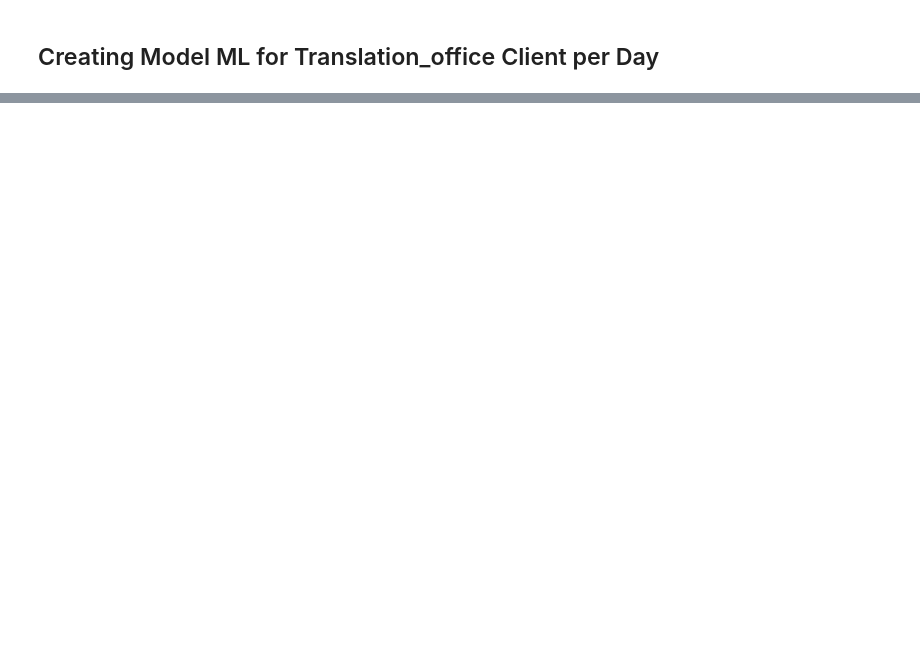
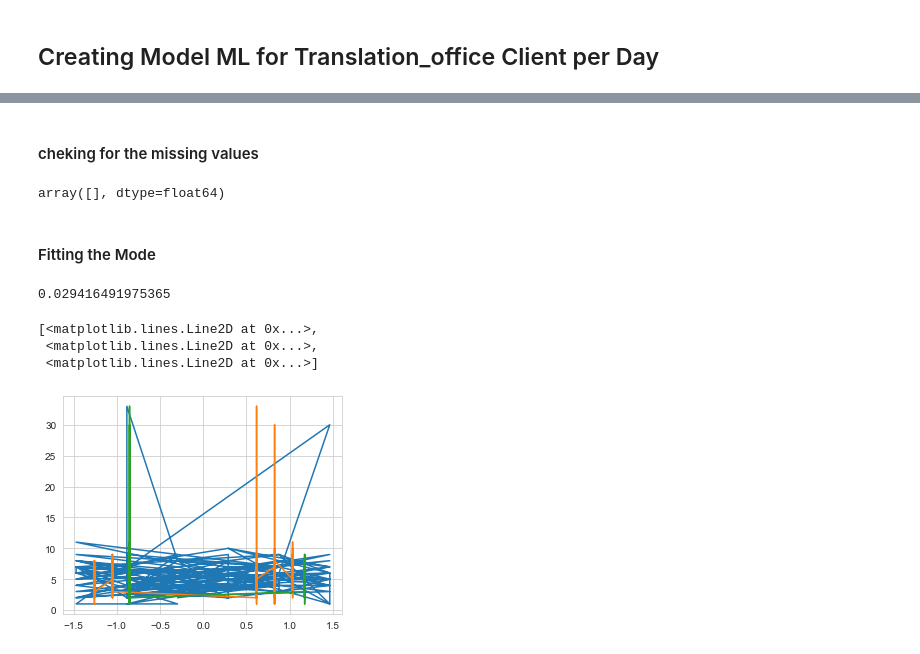
Before and after one commit to LasnamiWalid16/MachineLearning, a Jupyter notebook: Regression Models.ipynb, the cells around one changed output, grey strips where cells are left out. Saved outputs shown, nothing was run; the diff lists cells and outputs as text; code cells hidden in the pictures; blank space fills up the shorter version.

```diff
--- a/Regression Models.ipynb
+++ b/Regression Models.ipynb
@@ -35,0 +18,3 @@ client_number  0.162570 -0.162121   0.733805       1.000000
+# %%
+translations= pd.read_csv('Translation_Totals.csv',sep=';')
+translations.head()
@@ -35,0 +54,3 @@ client_number  0.162570 -0.162121   0.733805       1.000000
+# %%
+encoder= LabelEncoder()
+translations['day']=encoder.fit_transform(translations[['day']])
@@ -35,0 +74,32 @@ client_number  0.162570 -0.162121   0.733805       1.000000
+# %%
+translations_data = translations[['day','month','year']].values
+
+translations_target = translations[['client_number']]
+
+translations_data_names = ['day','month','year']
+
+X, y =scale(translations_data), translations_target
+# %% [markdown]
+<h4> cheking for the missing values </h4>
+# %%
+missing_values = X==np.NAN
+X[missing_values == True]
+# %% [output]
+array([], dtype=float64)
+# %% [markdown]
+<h4>Fitting the Mode</h4>
+# %%
+MyModel=LinearRegression(normalize=True)
+
+MyModel.fit(X,y)
+
+print(MyModel.score(X,y))
+# %% [output]
+0.029416491975365
+# %%
+plt.plot(X,y)
+# %% [output]
+[<matplotlib.lines.Line2D at 0x...>,
+ <matplotlib.lines.Line2D at 0x...>,
+ <matplotlib.lines.Line2D at 0x...>]
+[figure, added]
```
Also changed, not shown: parts of 9 cells of this notebook.
